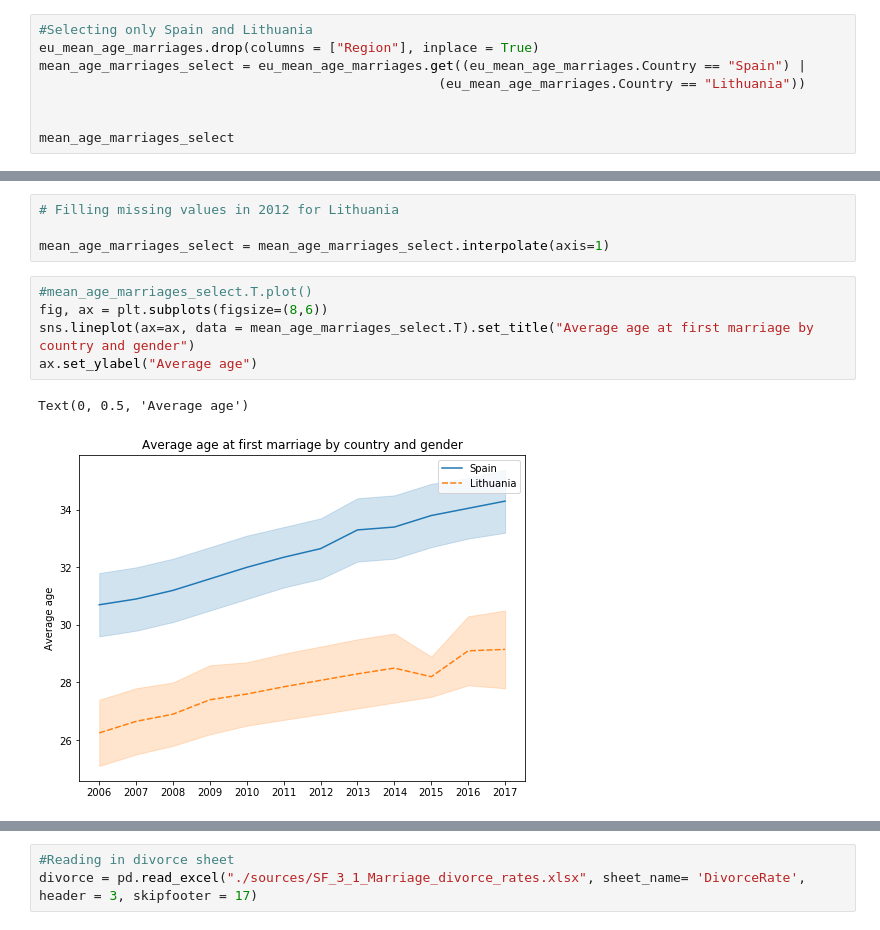
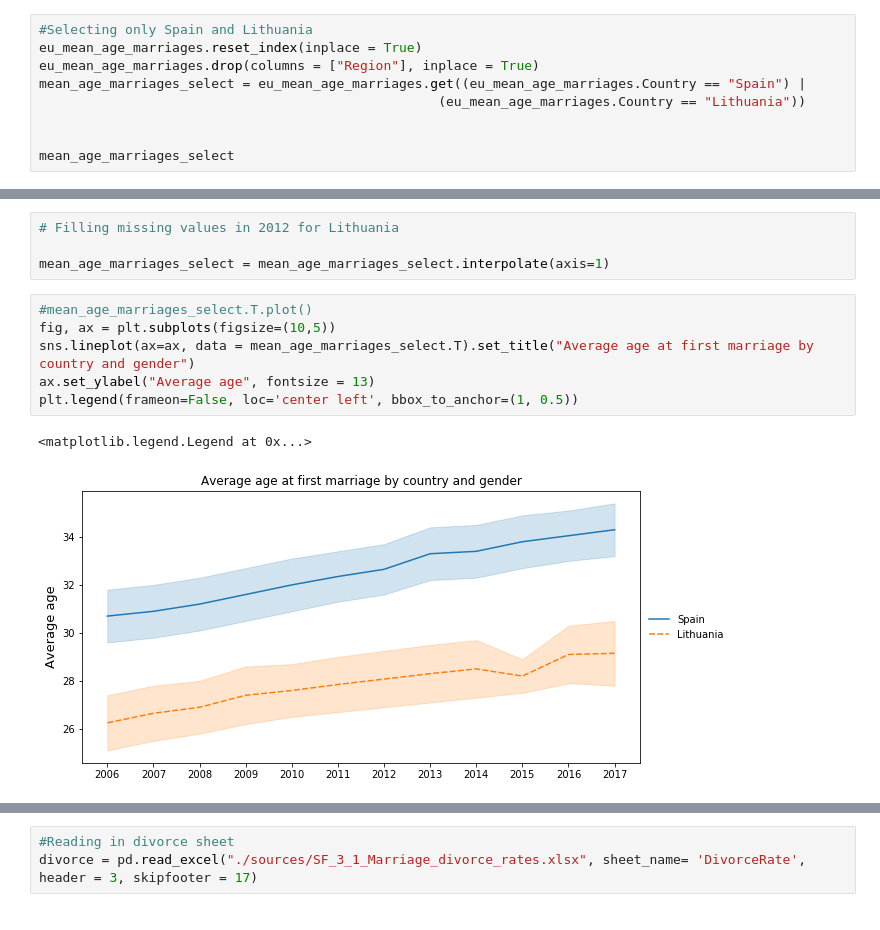
Before and after one commit to VilmaDaukantaite/your-own-project, a Jupyter notebook: data_cleaning_workbook.ipynb, the cells around one changed output, grey strips where cells are left out. Drawn from its saved outputs; the diff is of its cells as text.

```diff
--- a/data_cleaning_workbook.ipynb
+++ b/data_cleaning_workbook.ipynb
@@ -85,5 +113,6 @@ eu_mean.T.plot(kind="bar", figsize = (15, 6))
 # %%
 #Selecting only Spain and Lithuania
+eu_mean_age_marriages.reset_index(inplace = True)
 eu_mean_age_marriages.drop(columns = ["Region"], inplace = True)
 mean_age_marriages_select = eu_mean_age_marriages.get((eu_mean_age_marriages.Country == "Spain") |
                                                    (eu_mean_age_marriages.Country == "Lithuania"))
@@ -105,9 +134,10 @@ mean_age_marriages_select.set_index(["Country", "Sex"], inplace = True)
 mean_age_marriages_select = mean_age_marriages_select.interpolate(axis=1)
 # %%
 #mean_age_marriages_select.T.plot()
-fig, ax = plt.subplots(figsize=(8,6))
+fig, ax = plt.subplots(figsize=(10,5))
 sns.lineplot(ax=ax, data = mean_age_marriages_select.T).set_title("Average age at first marriage by country and gender")
-ax.set_ylabel("Average age")
+ax.set_ylabel("Average age", fontsize = 13)
+plt.legend(frameon=False, loc='center left', bbox_to_anchor=(1, 0.5))
 # %% [output]
-Text(0, 0.5, 'Average age')
+<matplotlib.legend.Legend at 0x...>
-[figure, old version]
+[figure, new version]
```
Also changed, not shown: parts of 49 cells of this notebook.
